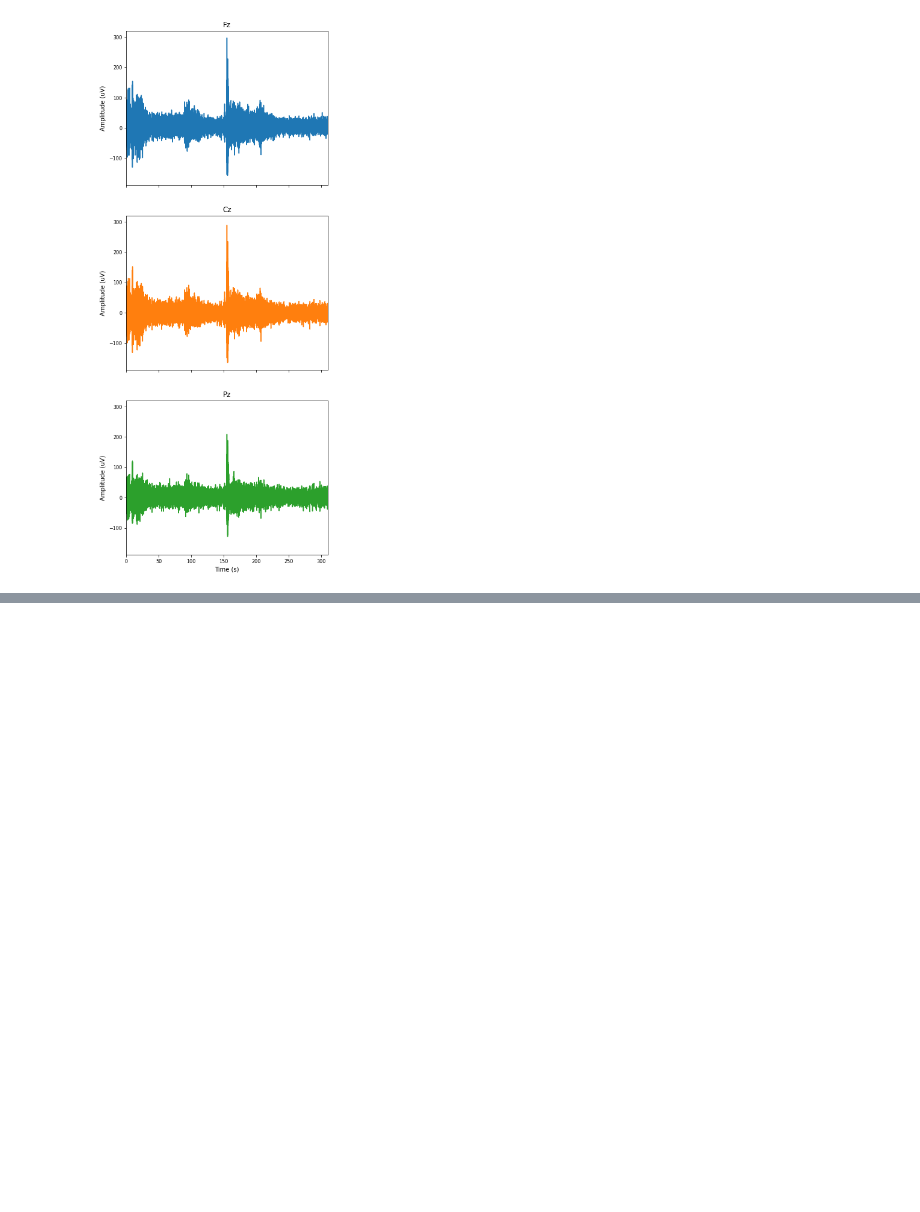
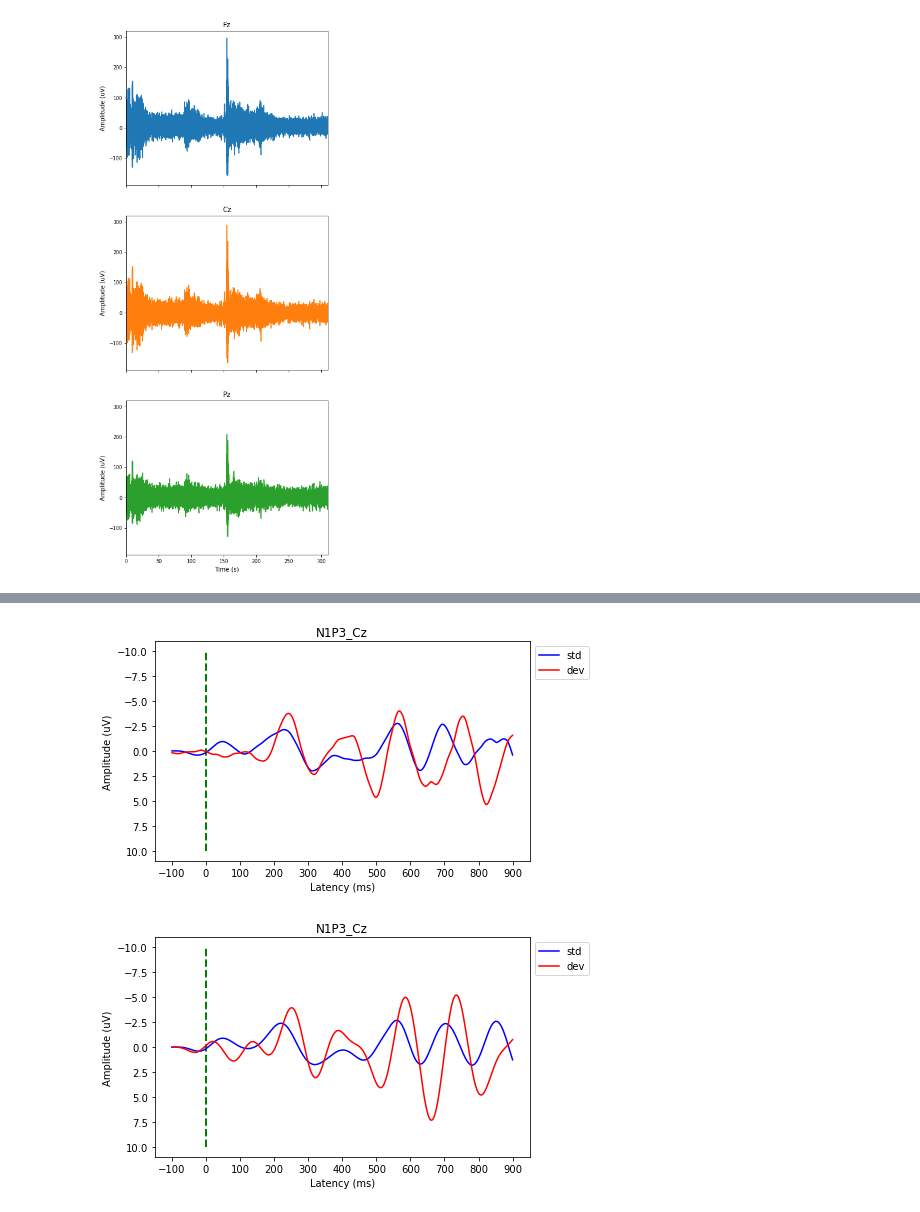
Before and after one commit to iggy96/Dementia-EEG-Analysis, a Jupyter notebook: pp_single_1.1.ipynb, the cells around one changed output, grey strips where cells are left out. Drawn from its saved outputs; the diff is of its cells as text; code cells hidden in the pictures; blank space fills up the shorter version.

```diff
--- a/pp_single_1.1.ipynb
+++ b/pp_single_1.1.ipynb
@@ -101,0 +126,8 @@ plot_ERPs(img_save_path,con_Pz,inc_Pz,erp_latency,'N4_Pz','Latency (ms)','Amplit
+# %%
+test_1 = dwt(std_Cz,wavelet='coif3')
+test_2 = dwt(dev_Cz,wavelet='coif3')
+plot_ERPs(img_save_path,test_1,test_2,erp_latency,'N1P3_Cz','Latency (ms)','Amplitude (uV)','std','dev','b','r',10,image_name)
+plot_ERPs(img_save_path,std_Cz,dev_Cz,erp_latency,'N1P3_Cz','Latency (ms)','Amplitude (uV)','std','dev','b','r',10,image_name)
+# %% [output]
+[figure, added]
+[figure, added]
```
Also changed, not shown: parts of 6 cells of this notebook.
